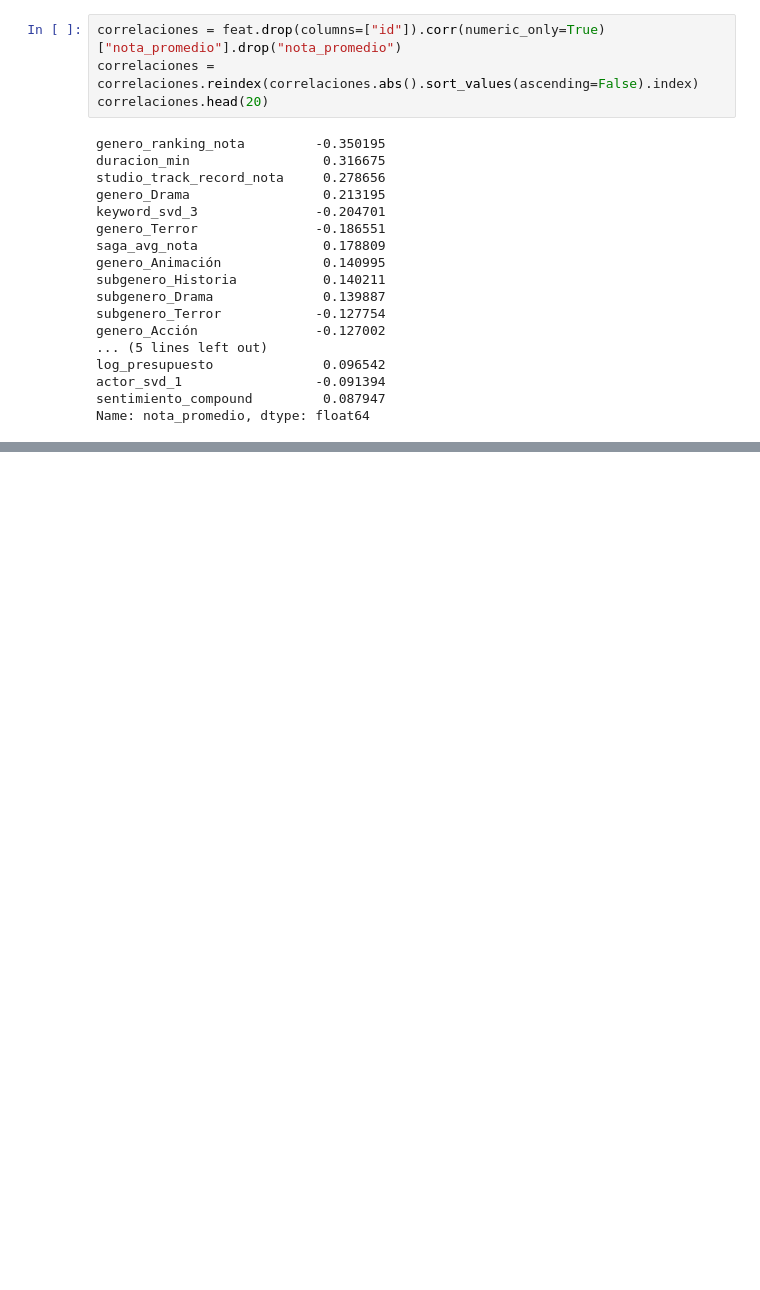
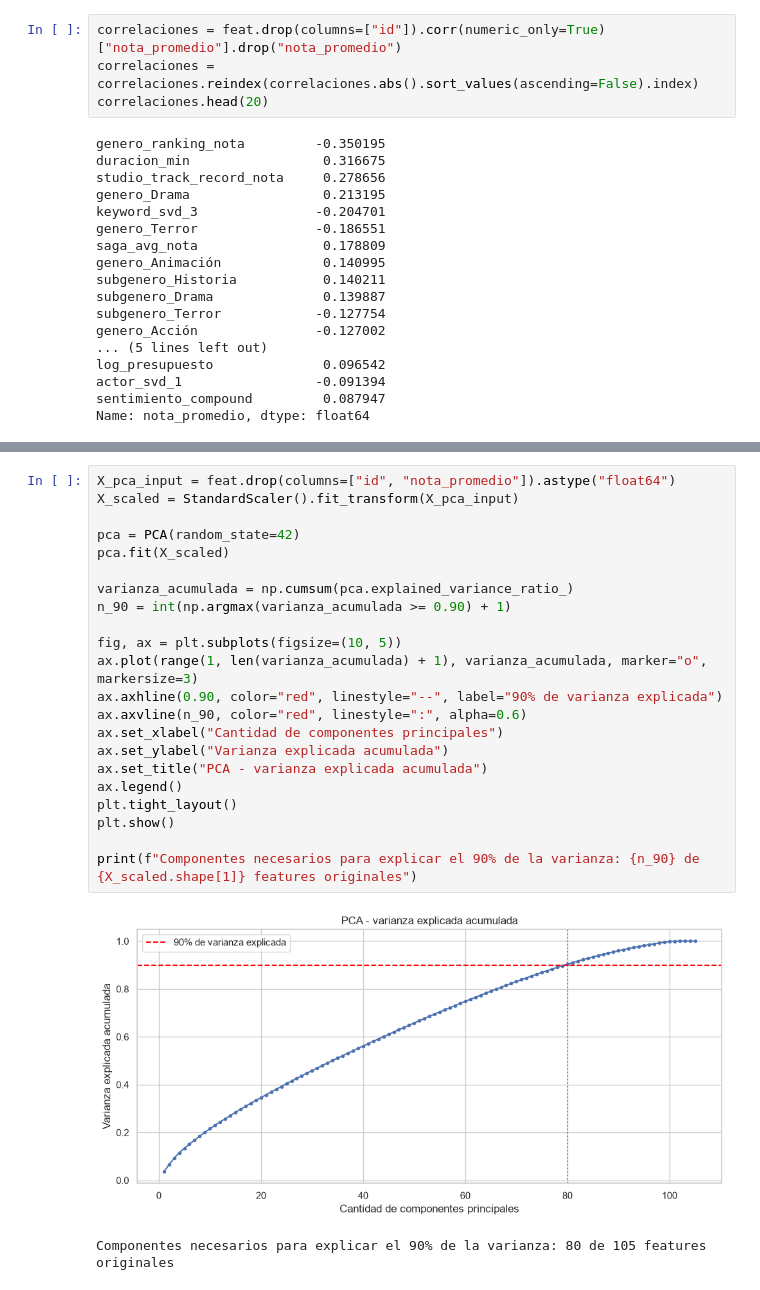
Before and after one commit to LeonardoGastaldo/Pochoclo-Predict, a Jupyter notebook: notebooks/03_feature_engineering.ipynb, the cells around one changed output, grey strips where cells are left out. Cells and saved outputs as stored; diff of their text form; blank space fills up the shorter version.

```diff
--- a/notebooks/03_feature_engineering.ipynb
+++ b/notebooks/03_feature_engineering.ipynb
@@ -466,0 +526,25 @@ Name: nota_promedio, dtype: float64
+# %%
+X_pca_input = feat.drop(columns=["id", "nota_promedio"]).astype("float64")
+X_scaled = StandardScaler().fit_transform(X_pca_input)
+
+pca = PCA(random_state=42)
+pca.fit(X_scaled)
+
+varianza_acumulada = np.cumsum(pca.explained_variance_ratio_)
+n_90 = int(np.argmax(varianza_acumulada >= 0.90) + 1)
+
+fig, ax = plt.subplots(figsize=(10, 5))
+ax.plot(range(1, len(varianza_acumulada) + 1), varianza_acumulada, marker="o", markersize=3)
+ax.axhline(0.90, color="red", linestyle="--", label="90% de varianza explicada")
+ax.axvline(n_90, color="red", linestyle=":", alpha=0.6)
+ax.set_xlabel("Cantidad de componentes principales")
+ax.set_ylabel("Varianza explicada acumulada")
+ax.set_title("PCA - varianza explicada acumulada")
+ax.legend()
+plt.tight_layout()
+plt.show()
+
+print(f"Componentes necesarios para explicar el 90% de la varianza: {n_90} de {X_scaled.shape[1]} features originales")
+# %% [output]
+[figure, added]
+Componentes necesarios para explicar el 90% de la varianza: 80 de 105 features originales
```
Also changed, not shown: parts of 6 cells of this notebook, 7 other files.
